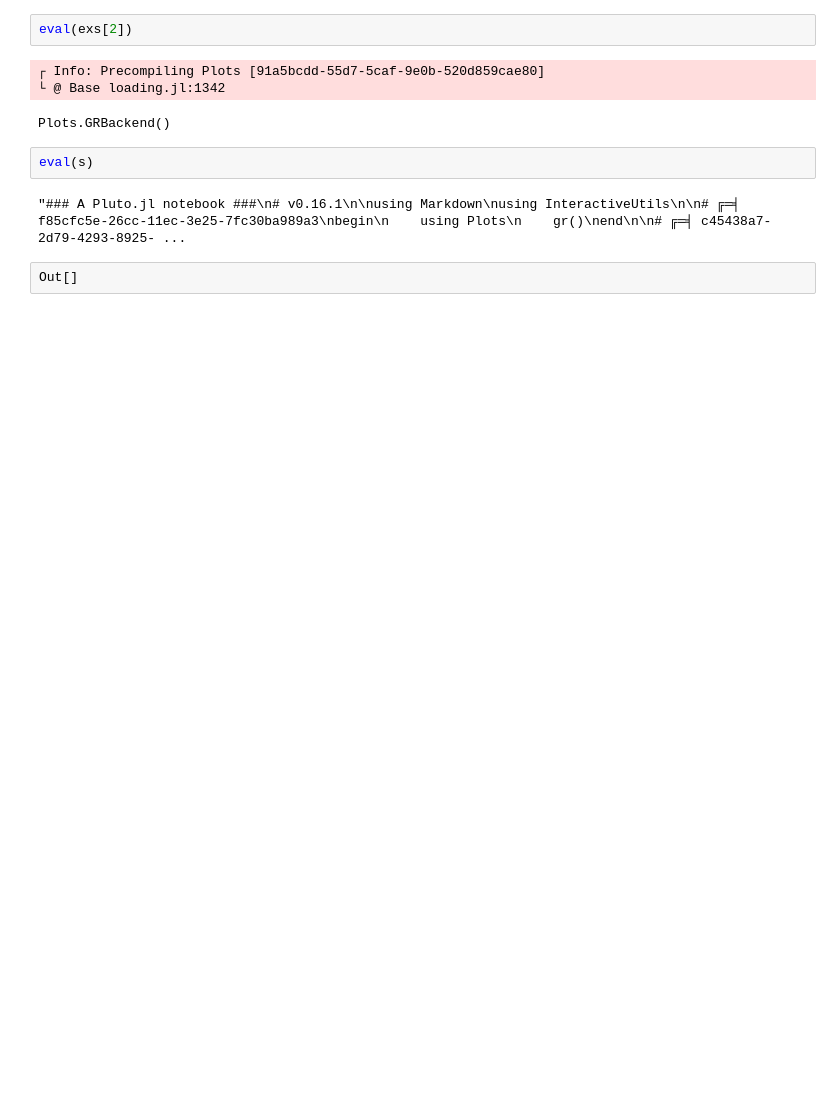
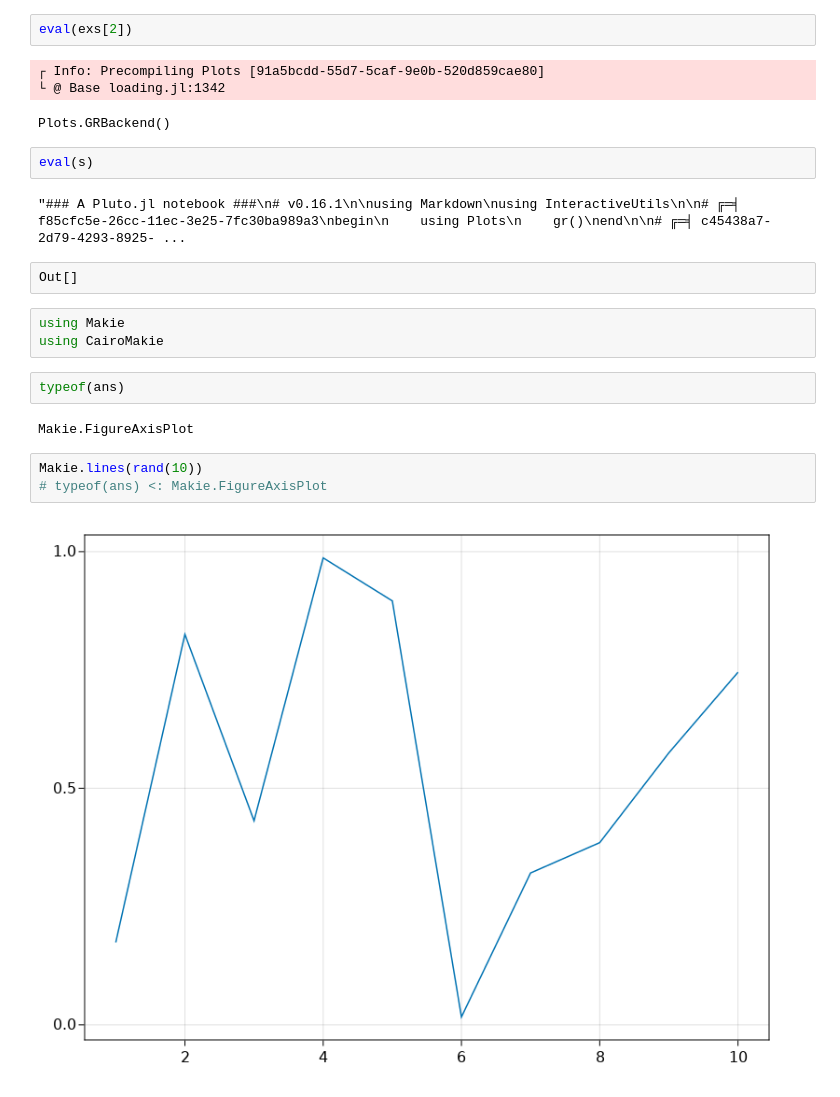
Before and after one commit to davibarreira/NotebookToLaTeX.jl, a Jupyter notebook: Untitled1.ipynb, the cells around one changed output. Drawn from its saved outputs; the diff is of its cells as text; blank space fills up the shorter version.

```diff
--- a/Untitled1.ipynb
+++ b/Untitled1.ipynb
@@ -230,3 +236,15 @@ eval(s)
 "### A Pluto.jl notebook ###\n# v0.16.1\n\nusing Markdown\nusing InteractiveUtils\n\n# ╔═╡ f85cfc5e-26cc-11ec-3e25-7fc30ba989a3\nbegin\n    using Plots\n    gr()\nend\n\n# ╔═╡ c45438a7-2d79-4293-8925- ...
 # %%
 Out[]
+# %%
+using Makie
+using CairoMakie
+# %%
+typeof(ans)
+# %% [output]
+Makie.FigureAxisPlot
+# %%
+Makie.lines(rand(10))
+# typeof(ans) <: Makie.FigureAxisPlot
+# %% [output]
+[figure, added]
```
Also changed, not shown: parts of 4 cells of this notebook, 5 other files.
